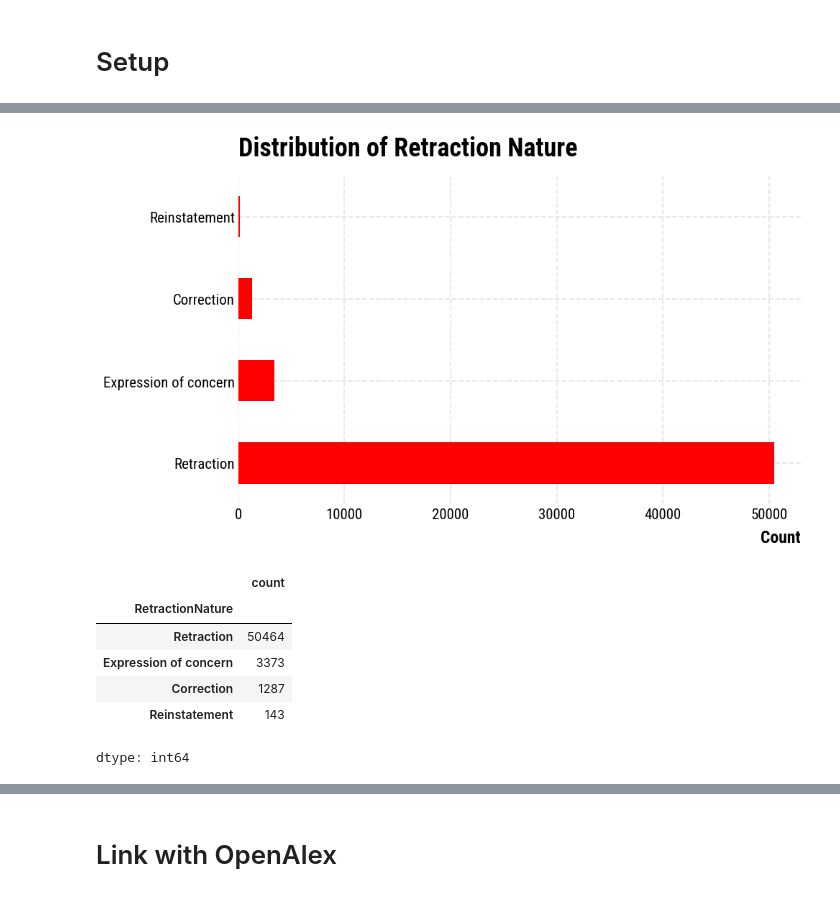
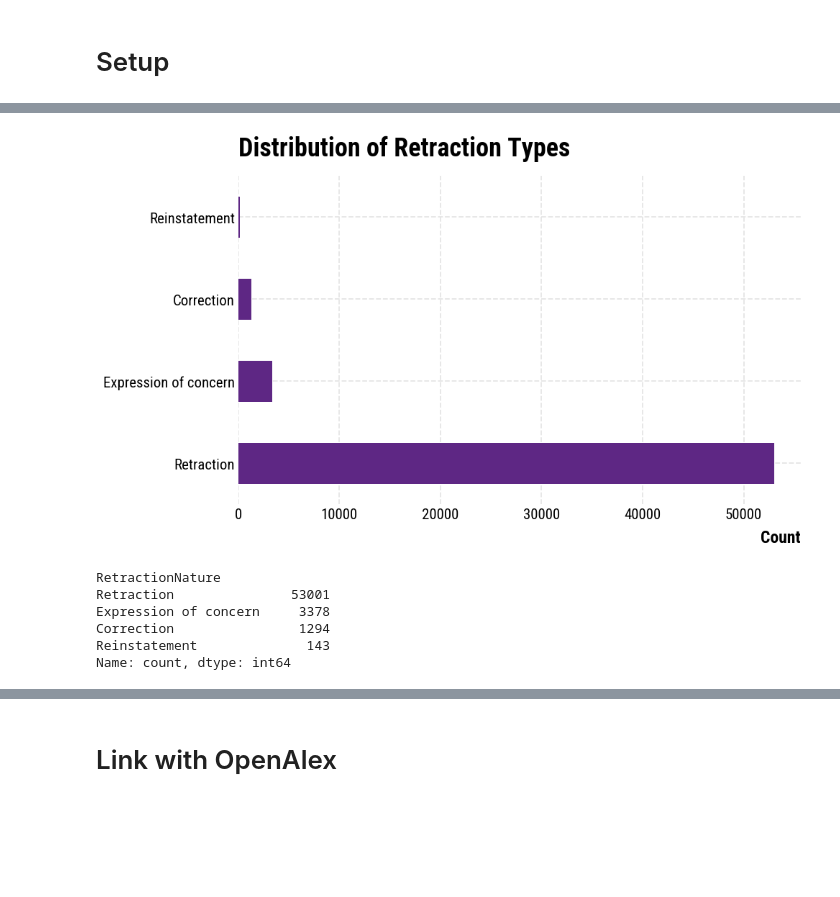
Before and after one commit to MNoichl/retractions, a Jupyter notebook: samuli_and_max_retraction.ipynb, the cells around one changed output, grey strips where cells are left out. Saved outputs shown, nothing was run; the diff lists cells and outputs as text; code cells hidden in the pictures; blank space fills up the shorter version.

```diff
--- a/samuli_and_max_retraction.ipynb
+++ b/samuli_and_max_retraction.ipynb
@@ -189,28 +138,27 @@ See the caveats in the documentation: https://pandas.pydata.org/pandas-docs/stab
 # %%
 # Create a horizontal bar plot of RetractionNature counts
 plt.figure(figsize=(10, 6))
-df['RetractionNature'].value_counts().plot(kind='barh', color='red')
+df['RetractionNature'].value_counts().plot(kind='barh', color='#5e2784')
 
 # Customize the plot
-plt.title('Distribution of Retraction Nature')
+plt.title('Distribution of Retraction Types')
 plt.xlabel('Count')
 plt.ylabel('')
 plt.tight_layout()  # Adjust layout to prevent label cutoff
 
 # Display the plot
 plt.show()
 
 # Also display the actual counts
 display(df['RetractionNature'].value_counts())
 # %% [output]
-[figure, old version]
+[figure, new version]
-|  | count |
-| RetractionNature |  |
-| Retraction | 50464 |
-| Expression of concern | 3373 |
-| Correction | 1287 |
-| Reinstatement | 143 |
-dtype: int64
+RetractionNature
+Retraction               53001
+Expression of concern     3378
+Correction                1294
+Reinstatement              143
+Name: count, dtype: int64
 # %%
 # Split the strings and flatten the list
 all_reasons = df['Reason'].str.split(';').explode()
```
Also changed, not shown: parts of 27 cells of this notebook.
